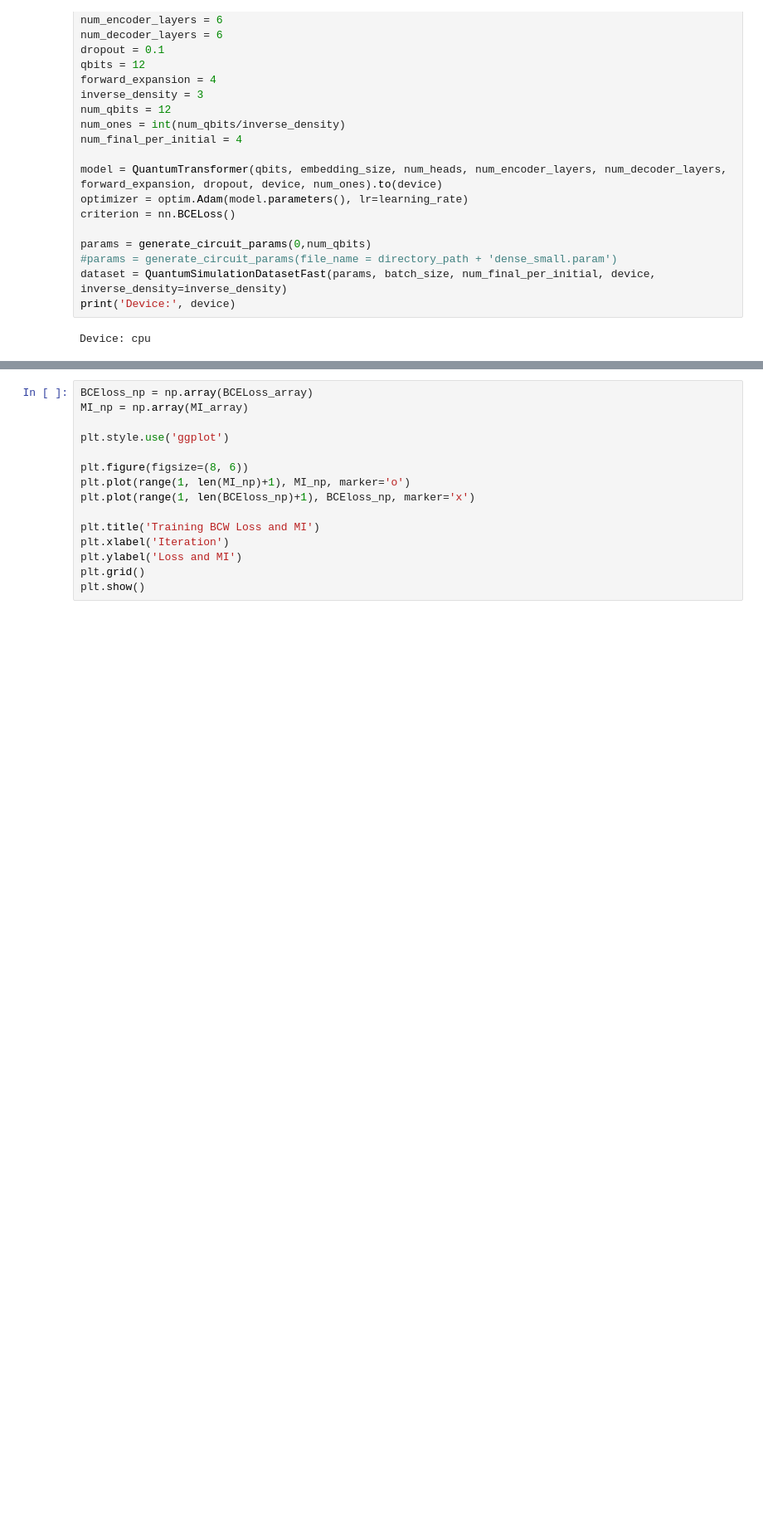
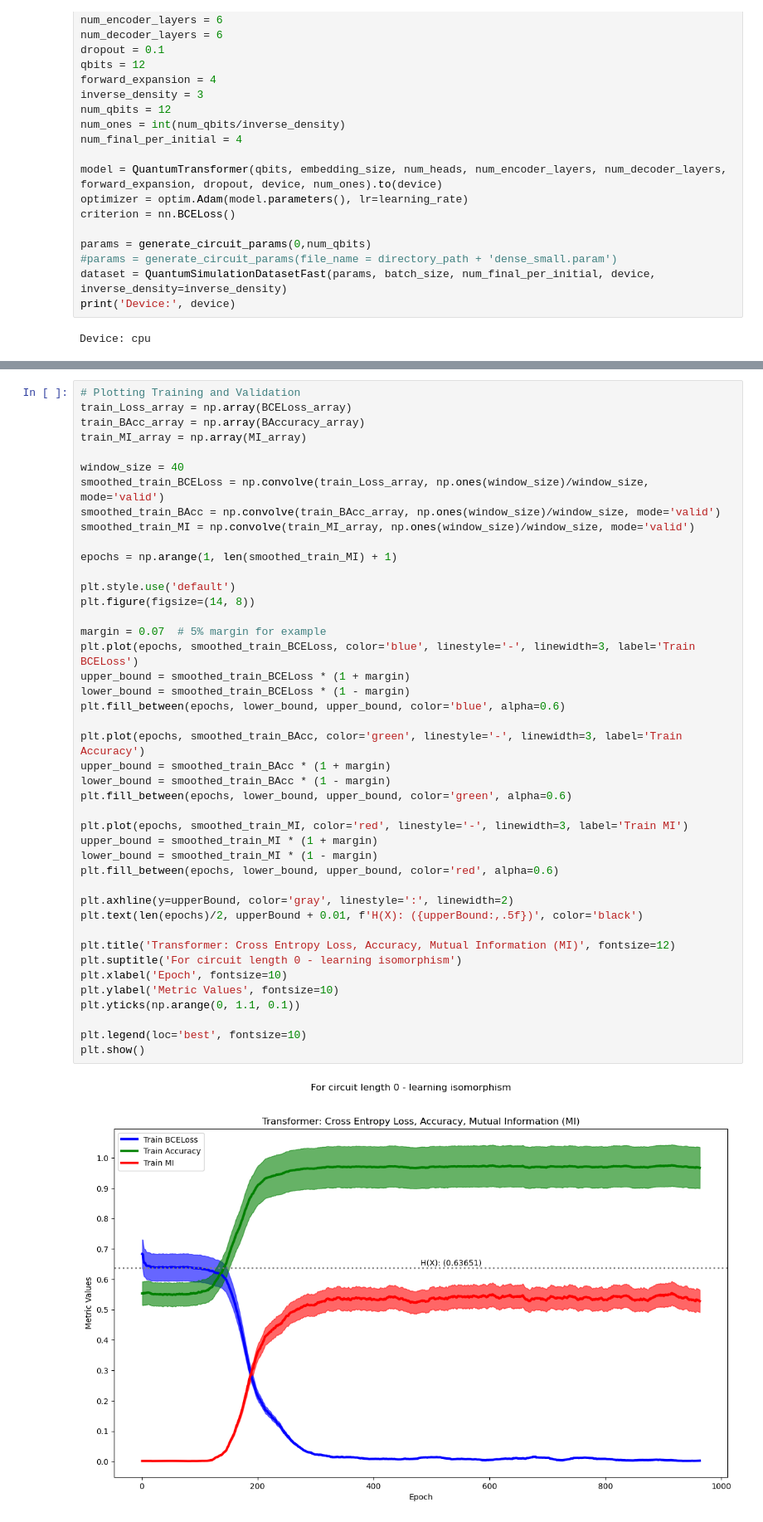
Before and after one commit to sonnyloweus/QuantumDynamicsAI, a Jupyter notebook: Mutual_Information_Transformer.ipynb, the cells around one changed output, grey strips where cells are left out. Shown at 83% size. Cells and saved outputs as stored; diff of their text form; blank space fills up the shorter version.

Commit message:
First VAET run for circuit length 2

```diff
--- a/Mutual_Information_Transformer.ipynb
+++ b/Mutual_Information_Transformer.ipynb
@@ -289,18 +304,48 @@ KeyboardInterrupt:
-# %%
-BCEloss_np = np.array(BCELoss_array)
-MI_np = np.array(MI_array)
-
-plt.style.use('ggplot')
-
-plt.figure(figsize=(8, 6))
-plt.plot(range(1, len(MI_np)+1), MI_np, marker='o')
-plt.plot(range(1, len(BCEloss_np)+1), BCEloss_np, marker='x')
-
-plt.title('Training BCW Loss and MI')
-plt.xlabel('Iteration')
-plt.ylabel('Loss and MI')
-plt.grid()
-plt.show()
+# %%
+# Plotting Training and Validation
+train_Loss_array = np.array(BCELoss_array)
+train_BAcc_array = np.array(BAccuracy_array)
+train_MI_array = np.array(MI_array)
+
+window_size = 40
+smoothed_train_BCELoss = np.convolve(train_Loss_array, np.ones(window_size)/window_size, mode='valid')
+smoothed_train_BAcc = np.convolve(train_BAcc_array, np.ones(window_size)/window_size, mode='valid')
+smoothed_train_MI = np.convolve(train_MI_array, np.ones(window_size)/window_size, mode='valid')
+
+epochs = np.arange(1, len(smoothed_train_MI) + 1)
+
+plt.style.use('default')
+plt.figure(figsize=(14, 8))
+
+margin = 0.07  # 5% margin for example
+plt.plot(epochs, smoothed_train_BCELoss, color='blue', linestyle='-', linewidth=3, label='Train BCELoss')
+upper_bound = smoothed_train_BCELoss * (1 + margin)
+lower_bound = smoothed_train_BCELoss * (1 - margin)
+plt.fill_between(epochs, lower_bound, upper_bound, color='blue', alpha=0.6)
+
+plt.plot(epochs, smoothed_train_BAcc, color='green', linestyle='-', linewidth=3, label='Train Accuracy')
+upper_bound = smoothed_train_BAcc * (1 + margin)
+lower_bound = smoothed_train_BAcc * (1 - margin)
+plt.fill_between(epochs, lower_bound, upper_bound, color='green', alpha=0.6)
+
+plt.plot(epochs, smoothed_train_MI, color='red', linestyle='-', linewidth=3, label='Train MI')
+upper_bound = smoothed_train_MI * (1 + margin)
+lower_bound = smoothed_train_MI * (1 - margin)
+plt.fill_between(epochs, lower_bound, upper_bound, color='red', alpha=0.6)
+
+plt.axhline(y=upperBound, color='gray', linestyle=':', linewidth=2)
+plt.text(len(epochs)/2, upperBound + 0.01, f'H(X): ({upperBound:,.5f})', color='black')
+
+plt.title('Transformer: Cross Entropy Loss, Accuracy, Mutual Information (MI)', fontsize=12)
+plt.suptitle('For circuit length 0 - learning isomorphism')
+plt.xlabel('Epoch', fontsize=10)
+plt.ylabel('Metric Values', fontsize=10)
+plt.yticks(np.arange(0, 1.1, 0.1))
+
+plt.legend(loc='best', fontsize=10)
+plt.show()
+# %% [output]
+[figure, added]
 # %%
 # Testing loop
 model.eval()
```
Also changed, not shown: parts of 3 cells of this notebook, 1 other file.
